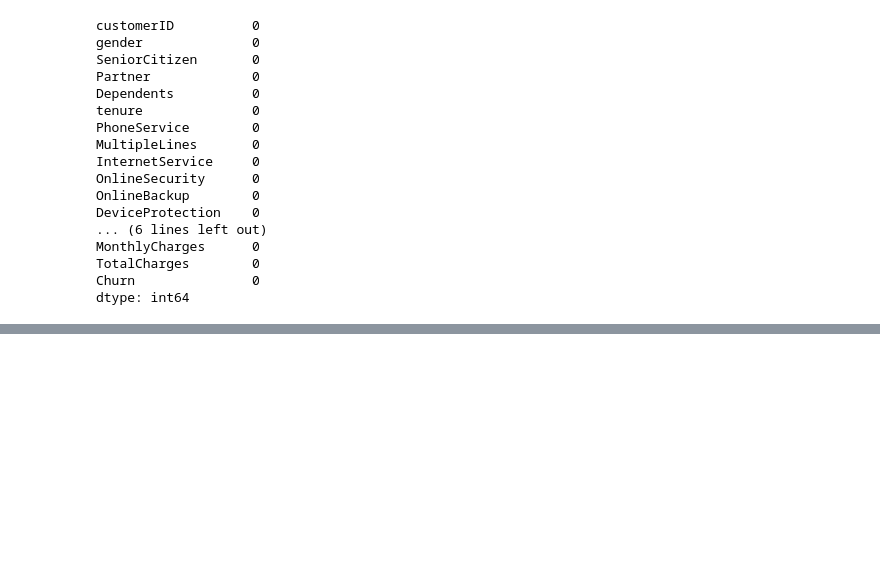
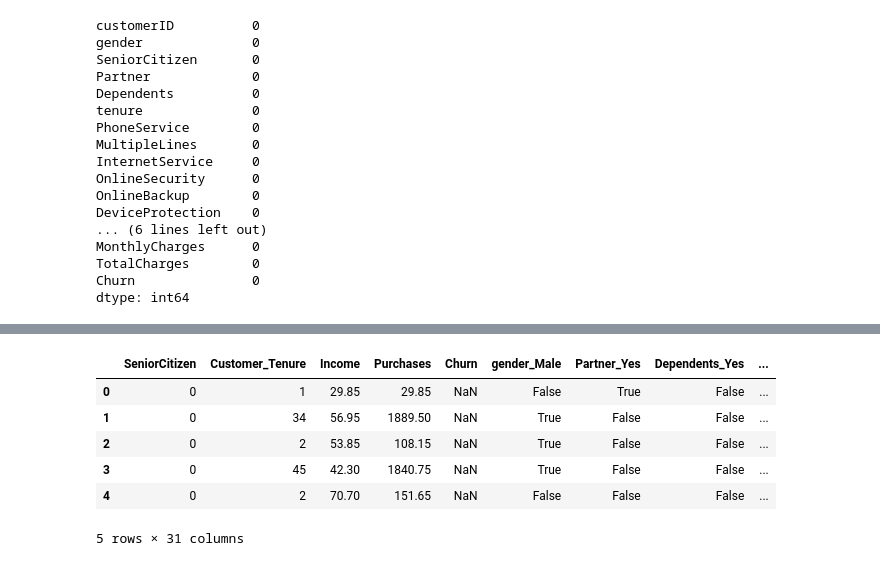
Before and after one commit to Harita2005/customer-churn-ml, a Jupyter notebook: notebooks/01_eda.ipynb, the cells around one changed output, grey strips where cells are left out. Saved outputs shown, nothing was run; the diff lists cells and outputs as text; code cells hidden in the pictures; blank space fills up the shorter version.

```diff
--- a/notebooks/01_eda.ipynb
+++ b/notebooks/01_eda.ipynb
@@ -85,0 +116,7 @@ Converted target variable into binary format
+# %%
+df.columns = df.columns.str.strip()
+
+df['Purchases'] = pd.to_numeric(df['Purchases'], errors='coerce')
+df['Purchases'].fillna(df['Purchases'].median(), inplace=True)
+
+df['Churn'] = df['Churn'].map({'Yes': 1, 'No': 0})
@@ -85,0 +130,2 @@ Converted target variable into binary format
+# %%
+df = pd.get_dummies(df, drop_first=True)
@@ -85,0 +139,10 @@ Converted target variable into binary format
+# %%
+df.head()
+# %% [output]
+|  | SeniorCitizen | Customer_Tenure | Income | Purchases | Churn | gender_Male | Partner_Yes | Dependents_Yes | ... |
+| 0 | 0 | 1 | 29.85 | 29.85 | NaN | False | True | False | ... |
+| 1 | 0 | 34 | 56.95 | 1889.50 | NaN | True | False | False | ... |
+| 2 | 0 | 2 | 53.85 | 108.15 | NaN | True | False | False | ... |
+| 3 | 0 | 45 | 42.30 | 1840.75 | NaN | True | False | False | ... |
+| 4 | 0 | 2 | 70.70 | 151.65 | NaN | False | False | False | ... |
+5 rows × 31 columns
```
Also changed, not shown: parts of 9 cells of this notebook.
